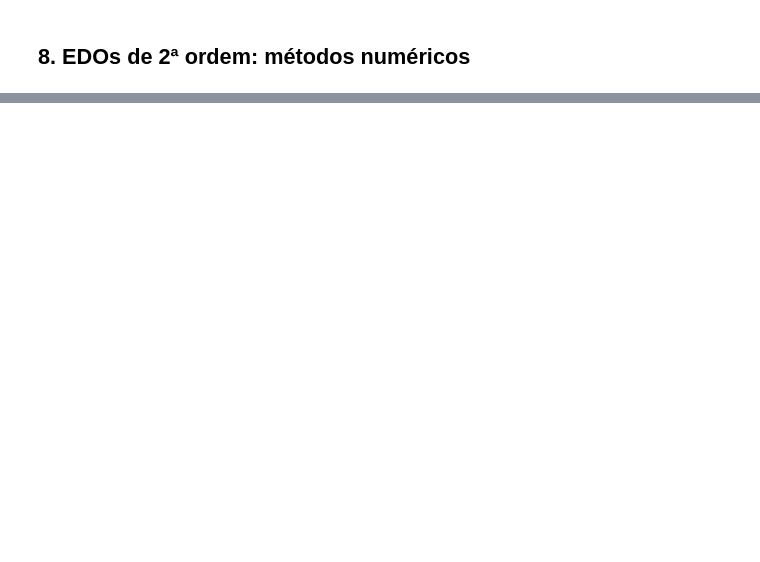
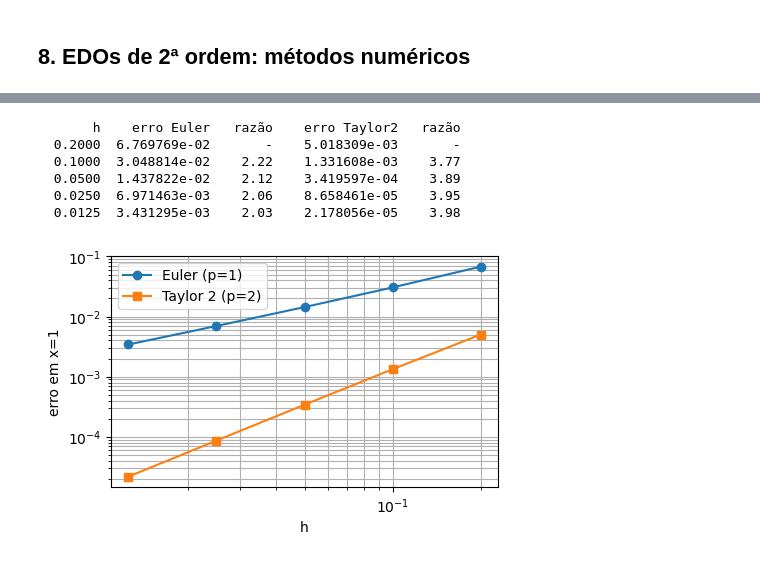
Before and after one commit to tiagoburiol/MatComp_III, a Jupyter notebook: Notebook 08 - EDOs de 2ª ordem, métodos numéricos/08_EDOs_2a_ordem_metodos_numericos.ipynb, the cells around one changed output, grey strips where cells are left out. Drawn from its saved outputs; the diff is of its cells as text; code cells hidden in the pictures; blank space fills up the shorter version.

```diff
--- a/Notebook 08 - EDOs de 2ª ordem, métodos numéricos/08_EDOs_2a_ordem_metodos_numericos.ipynb
+++ b/Notebook 08 - EDOs de 2ª ordem, métodos numéricos/08_EDOs_2a_ordem_metodos_numericos.ipynb
@@ -42,0 +288,7 @@ plt.legend(); plt.grid(); plt.show()
+# %%
+x_ = sp.Symbol('x')
+y1_ = sp.Function('y1')(x_)
+y2_ = sp.Function('y2')(x_)
+
+prox_y1, prox_y2, d2y2_expr = taylor2_sistema_formula(-y1_, x_, y1_, y2_)
+prox_y1, prox_y2, d2y2_expr
@@ -42,0 +348,13 @@ plt.legend(); plt.grid(); plt.show()
+# %%
+d2y2_2_raw = sp.lambdify((x_, y1_, y2_), d2y2_2_expr, 'numpy')
+d2y2_2 = lambda t, Y: d2y2_2_raw(t, Y[0], Y[1])
+g2 = lambda t, Y: 3*Y[1] + 4*Y[0] + 3*np.exp(2*t)   # y2' = g2(t, y1, y2), a mesma f do Exemplo 8.2
+y_exata2 = lambda t: np.exp(4*t)/2 - np.exp(2*t)/2 + np.exp(-t)
+
+h = 0.05
+N = 10
+tE, YE2 = euler_sistema(F2, 0.0, np.array([1.0, 0.0]), h, N)
+tT, YT2 = taylor2_sistema(g2, d2y2_2, 0.0, np.array([1.0, 0.0]), h, N)
+
+print('erro final Euler   :', abs(YE2[-1, 0] - y_exata2(tE[-1])))
+print('erro final Taylor 2:', abs(YT2[-1, 0] - y_exata2(tT[-1])))
@@ -42,0 +370,31 @@ plt.legend(); plt.grid(); plt.show()
+# %%
+hs = np.array([0.2, 0.1, 0.05, 0.025, 0.0125])
+erroE = np.zeros(len(hs))
+erroT = np.zeros(len(hs))
+
+for k, h in enumerate(hs):
+    N = round(1.0 / h)
+    xE, YE = euler_sistema(F, 0.0, np.array([1.0, 0.0]), h, N)
+    xT, YT = taylor2_sistema(g1, d2y2_1, 0.0, np.array([1.0, 0.0]), h, N)
+    erroE[k] = abs(YE[-1, 0] - np.cos(xE[-1]))
+    erroT[k] = abs(YT[-1, 0] - np.cos(xT[-1]))
+
+print(f"{'h':>8}{'erro Euler':>14}{'razão':>8}{'erro Taylor2':>16}{'razão':>8}")
+for k in range(len(hs)):
+    rE = "-" if k == 0 else f"{erroE[k-1]/erroE[k]:.2f}"
+    rT = "-" if k == 0 else f"{erroT[k-1]/erroT[k]:.2f}"
+    print(f"{hs[k]:8.4f}{erroE[k]:14.6e}{rE:>8}{erroT[k]:16.6e}{rT:>8}")
+
+plt.loglog(hs, erroE, 'o-', label='Euler (p=1)')
+plt.loglog(hs, erroT, 's-', label='Taylor 2 (p=2)')
+plt.xlabel('h'); plt.ylabel('erro em x=1')
+plt.legend(); plt.grid(True, which='both')
+plt.show()
+# %% [output]
+       h    erro Euler   razão    erro Taylor2   razão
+  0.2000  6.769769e-02       -    5.018309e-03       -
+  0.1000  3.048814e-02    2.22    1.331608e-03    3.77
+  0.0500  1.437822e-02    2.12    3.419597e-04    3.89
+  0.0250  6.971463e-03    2.06    8.658461e-05    3.95
+  0.0125  3.431295e-03    2.03    2.178056e-05    3.98
+[figure, added]
```
Also changed, not shown: parts of 46 cells of this notebook.
